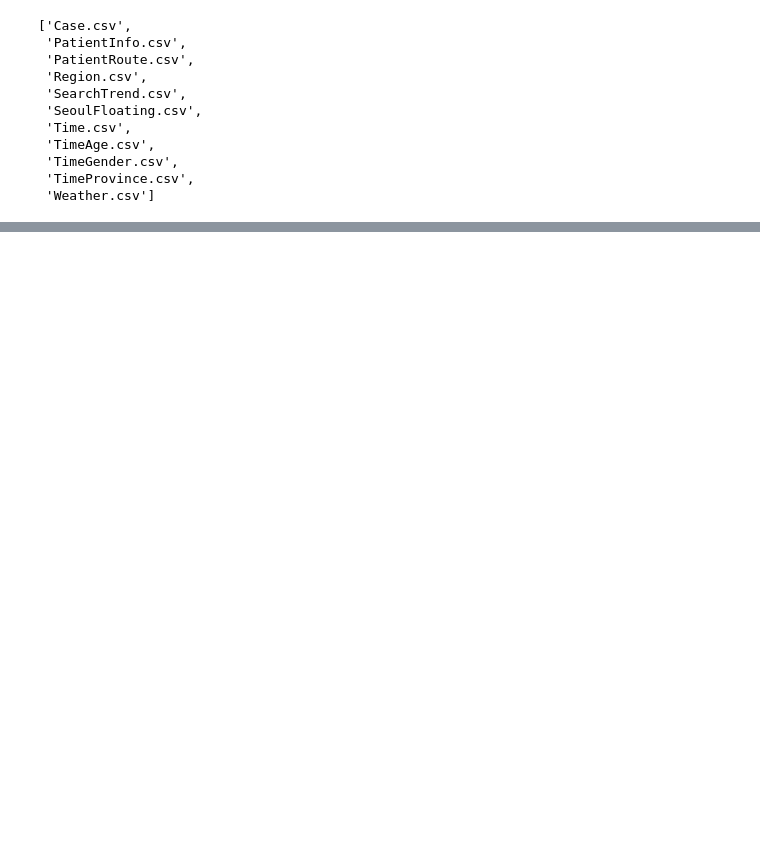
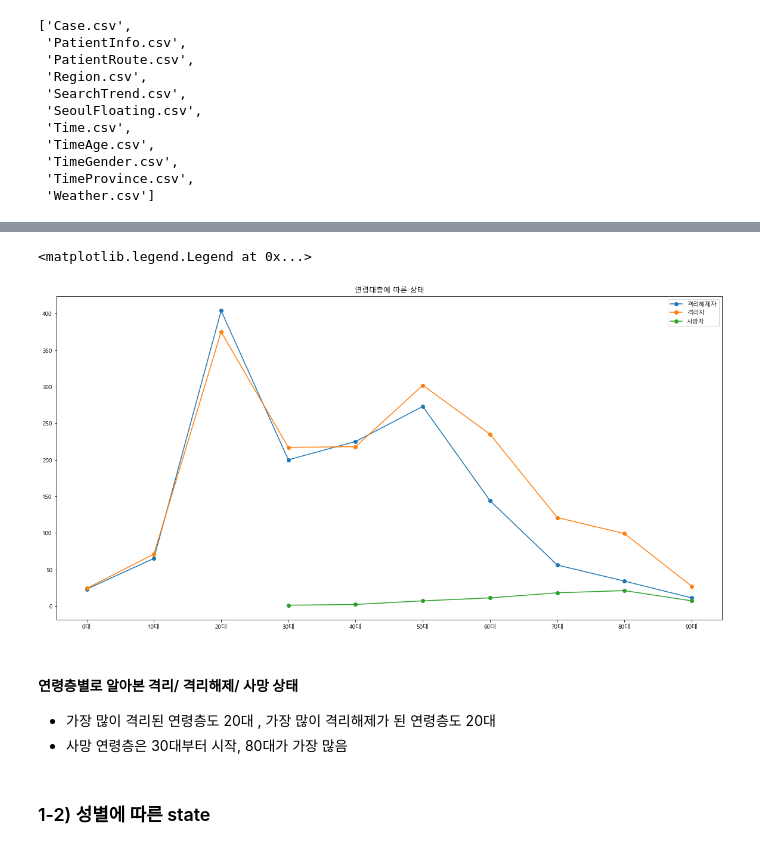
Before and after one commit to chan157/DACON_COVID, a Jupyter notebook: Basic_Visualization.ipynb, the cells around one changed output, grey strips where cells are left out. Drawn from its saved outputs; the diff is of its cells as text; code cells hidden in the pictures; blank space fills up the shorter version.

```diff
--- a/Basic_Visualization.ipynb
+++ b/Basic_Visualization.ipynb
@@ -266,0 +180,3 @@ timeAge
+# %%
+#연령대 컬럼명 변경
+stage_age.rename(index={'0s':'0대','10s':'10대','20s':'20대','30s':'30대','40s':'40대','50s':'50대','60s':'60대','70s':'70대','80s':'80대','90s':'90대','100s':'100대'},inplace=True)
@@ -266,0 +204,6 @@ timeAge
+# %%
+stage_age=stage_age.T
+# %%
+stage_age=stage_age.drop(('isolated','100대'), axis=1, inplace=False) #격리된 연령층 100살대 1개 제외
+# %%
+stage_age=stage_age.T
@@ -266,0 +231,17 @@ timeAge
+# %%
+plt.figure(figsize=(20,10))
+plt.plot(stage_age.loc['released',:].sort_index(), label='격리해제자', marker='o')
+plt.plot(stage_age.loc['isolated',:].sort_index(), label='격리자', marker='o')
+plt.plot(stage_age.loc['deceased',:].sort_index(), label='사망자', marker='o')
+plt.title("연령대층에 따른 상태")
+plt.legend()
+# %% [output]
+<matplotlib.legend.Legend at 0x...>
+[figure, added]
+# %% [markdown]
+#### 연령층별로 알아본 격리/ 격리해제/ 사망 상태
+
+- 가장 많이 격리된 연령층도 20대 , 가장 많이 격리해제가 된 연령층도 20대
+-  사망 연령층은 30대부터 시작, 80대가 가장 많음
+# %% [markdown]
+### 1-2) 성별에 따른 state
```
Also changed, not shown: parts of 101 cells of this notebook.
